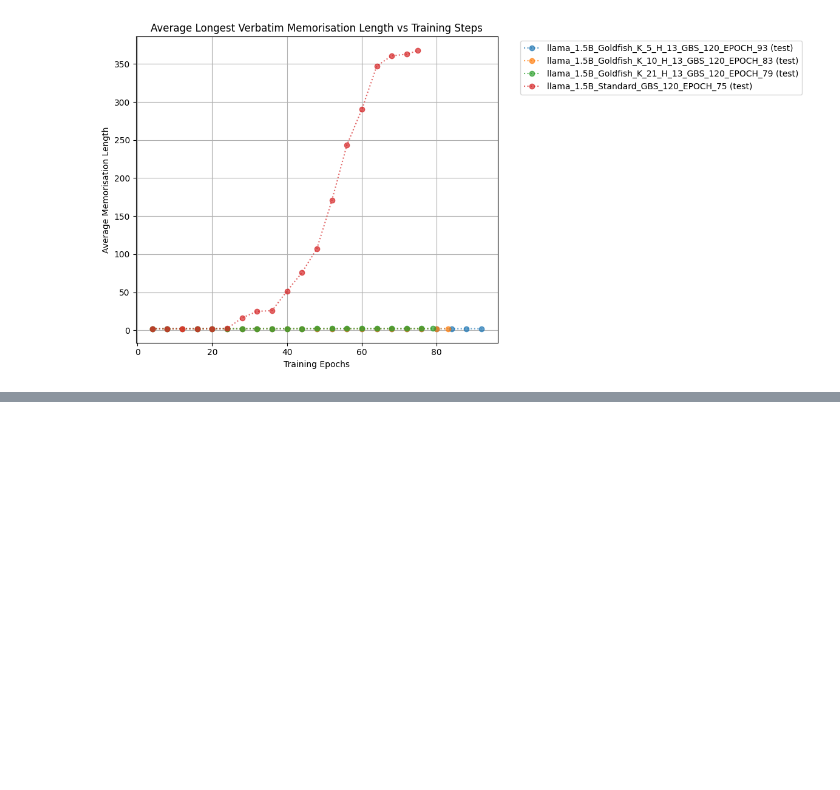
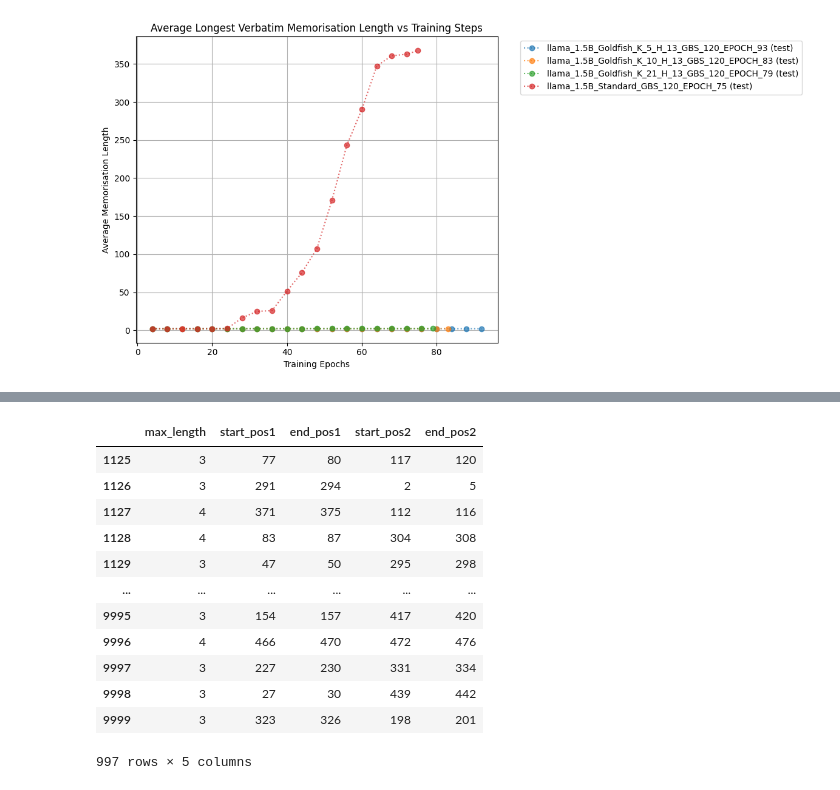
Before and after one commit to Alvorecer721/PDM, a Jupyter notebook: Notebooks/eval.ipynb, the cells around one changed output, grey strips where cells are left out. Saved outputs shown, nothing was run; the diff lists cells and outputs as text; code cells hidden in the pictures; blank space fills up the shorter version.

```diff
--- a/Notebooks/eval.ipynb
+++ b/Notebooks/eval.ipynb
@@ -646,0 +663,2 @@ plot_comparison(
+# %%
+tbst_data = load_inference_data("/mloscratch/homes/yixuan/PDM/inference/llama_1.5B_Standard_GBS_120_EPOCH_75", 5625, 675000)
@@ -646,0 +698,16 @@ plot_comparison(
+# %%
+res[res['max_length'] < 10]
+# %% [output]
+|  | max_length | start_pos1 | end_pos1 | start_pos2 | end_pos2 |
+| 1125 | 3 | 77 | 80 | 117 | 120 |
+| 1126 | 3 | 291 | 294 | 2 | 5 |
+| 1127 | 4 | 371 | 375 | 112 | 116 |
+| 1128 | 4 | 83 | 87 | 304 | 308 |
+| 1129 | 3 | 47 | 50 | 295 | 298 |
+| ... | ... | ... | ... | ... | ... |
+| 9995 | 3 | 154 | 157 | 417 | 420 |
+| 9996 | 4 | 466 | 470 | 472 | 476 |
+| 9997 | 3 | 227 | 230 | 331 | 334 |
+| 9998 | 3 | 27 | 30 | 439 | 442 |
+| 9999 | 3 | 323 | 326 | 198 | 201 |
+997 rows × 5 columns
```
Also changed, not shown: parts of 18 cells of this notebook.
